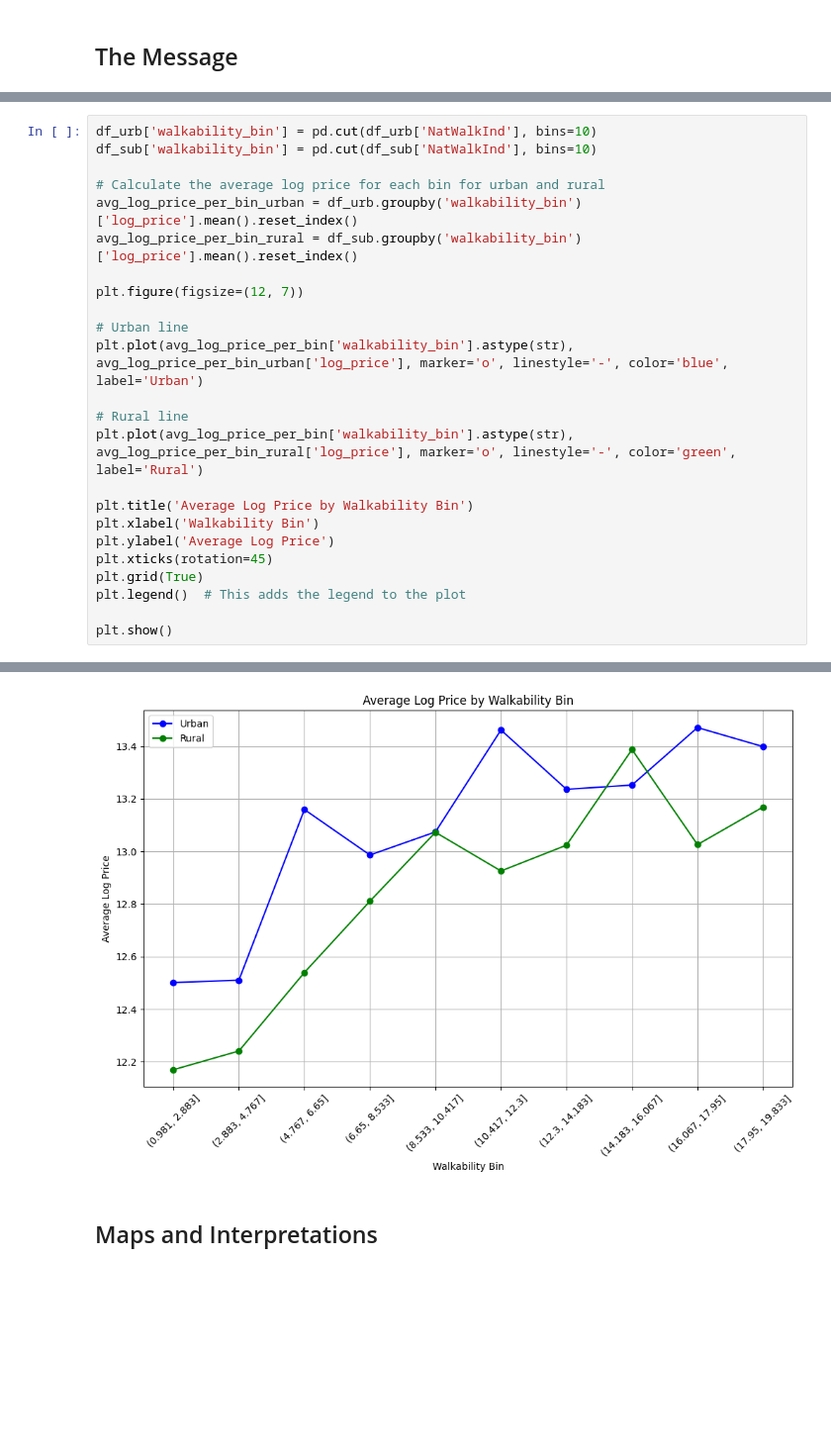
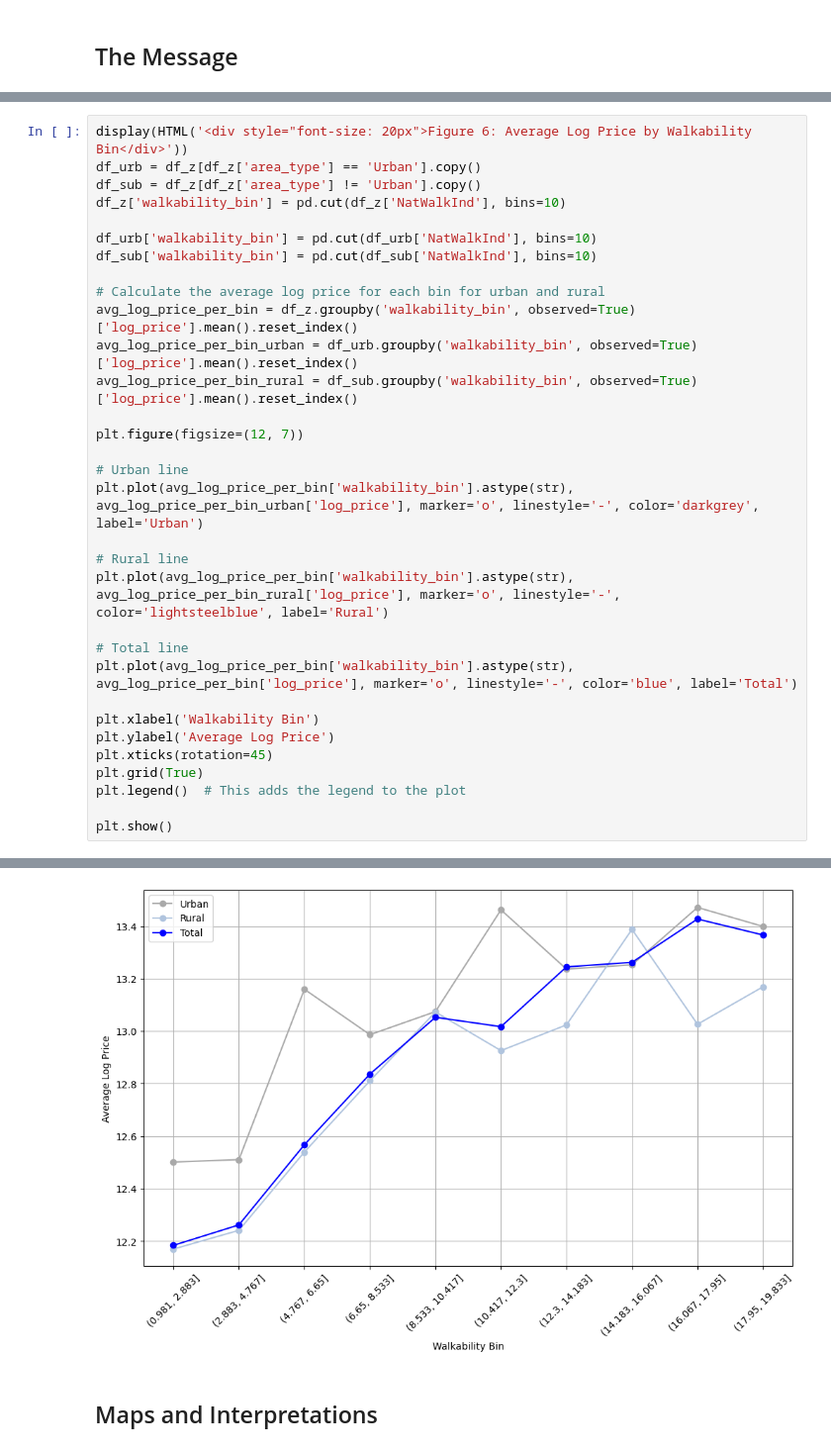
Before and after one commit to ECO225-W2024/project-one-code-S-O-Ahn, a Jupyter notebook: Project 1.ipynb, the cells around one changed output, grey strips where cells are left out. Shown at 99% size. Saved outputs shown, nothing was run; the diff lists cells and outputs as text; blank space fills up the shorter version.

```diff
--- a/Project 1.ipynb
+++ b/Project 1.ipynb
@@ -453,20 +414,28 @@ plt.show()
 # %%
+display(HTML('<div style="font-size: 20px">Figure 6: Average Log Price by Walkability Bin</div>'))
+df_urb = df_z[df_z['area_type'] == 'Urban'].copy()
+df_sub = df_z[df_z['area_type'] != 'Urban'].copy()
+df_z['walkability_bin'] = pd.cut(df_z['NatWalkInd'], bins=10)
+
 df_urb['walkability_bin'] = pd.cut(df_urb['NatWalkInd'], bins=10)
 df_sub['walkability_bin'] = pd.cut(df_sub['NatWalkInd'], bins=10)
 
 # Calculate the average log price for each bin for urban and rural
-avg_log_price_per_bin_urban = df_urb.groupby('walkability_bin')['log_price'].mean().reset_index()
-avg_log_price_per_bin_rural = df_sub.groupby('walkability_bin')['log_price'].mean().reset_index()
+avg_log_price_per_bin = df_z.groupby('walkability_bin', observed=True)['log_price'].mean().reset_index()
+avg_log_price_per_bin_urban = df_urb.groupby('walkability_bin', observed=True)['log_price'].mean().reset_index()
+avg_log_price_per_bin_rural = df_sub.groupby('walkability_bin', observed=True)['log_price'].mean().reset_index()
 
 plt.figure(figsize=(12, 7))
 
 # Urban line
-plt.plot(avg_log_price_per_bin['walkability_bin'].astype(str), avg_log_price_per_bin_urban['log_price'], marker='o', linestyle='-', color='blue', label='Urban')
+plt.plot(avg_log_price_per_bin['walkability_bin'].astype(str), avg_log_price_per_bin_urban['log_price'], marker='o', linestyle='-', color='darkgrey', label='Urban')
 
 # Rural line
-plt.plot(avg_log_price_per_bin['walkability_bin'].astype(str), avg_log_price_per_bin_rural['log_price'], marker='o', linestyle='-', color='green', label='Rural')
+plt.plot(avg_log_price_per_bin['walkability_bin'].astype(str), avg_log_price_per_bin_rural['log_price'], marker='o', linestyle='-', color='lightsteelblue', label='Rural')
 
-plt.title('Average Log Price by Walkability Bin')
+# Total line
+plt.plot(avg_log_price_per_bin['walkability_bin'].astype(str), avg_log_price_per_bin['log_price'], marker='o', linestyle='-', color='blue', label='Total')
+
 plt.xlabel('Walkability Bin')
 plt.ylabel('Average Log Price')
 plt.xticks(rotation=45)
@@ -488,4 +448,4 @@ See the caveats in the documentation: https://pandas.pydata.org/pandas-docs/stab
-[figure, old version]
+[figure, new version]
 # %% [markdown]
 ## Maps and Interpretations
 # %%
```
Also changed, not shown: parts of 9 cells of this notebook.
